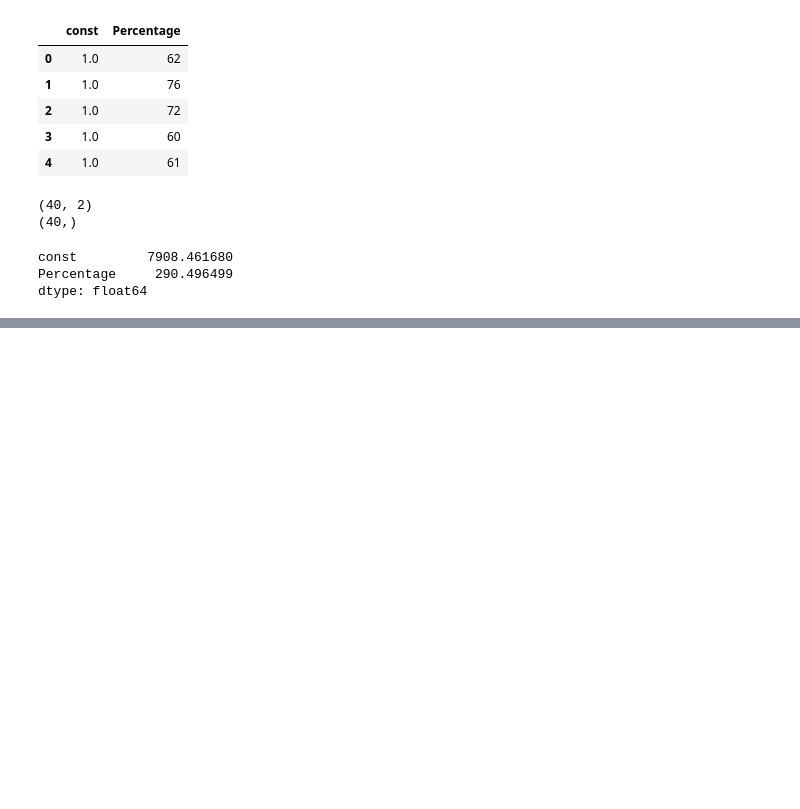
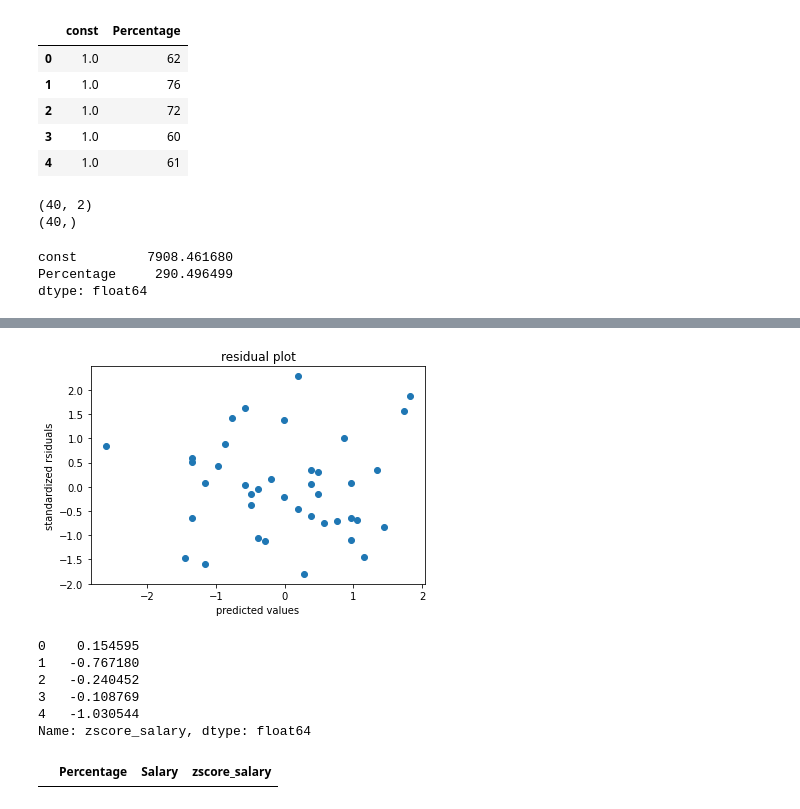
Before and after one commit to raviakasapu/MachineLearning, a Jupyter notebook: ML_Simple_Linear_Regression.ipynb, the cells around one changed output, grey strips where cells are left out. Drawn from its saved outputs; the diff is of its cells as text; code cells hidden in the pictures; blank space fills up the shorter version.

```diff
--- a/ML_Simple_Linear_Regression.ipynb
+++ b/ML_Simple_Linear_Regression.ipynb
@@ -122,0 +171,15 @@ dtype: float64
+# %%
+def get_standardized_vals(vals):
+  return ((vals-vals.mean())/vals.std())
+# %%
+fit_vals = get_standardized_vals(salary_df_lm.fittedvalues)
+stad_vals = get_standardized_vals(salary_df_lm_residual)
+# %%
+plt.scatter(fit_vals, stad_vals)
+plt.title("residual plot")
+
+plt.xlabel("predicted values")
+plt.ylabel("standardized rsiduals")
+plt.show()
+# %% [output]
+[figure, added]
@@ -122,0 +188,13 @@ dtype: float64
+# %%
+salary_df['zscore_salary'].head(5)
+# %% [output]
+0    0.154595
+1   -0.767180
+2   -0.240452
+3   -0.108769
+4   -1.030544
+Name: zscore_salary, dtype: float64
+# %%
+salary_df[(salary_df['zscore_salary']>3) | (salary_df['zscore_salary'] <-3)]
+# %% [output]
+|  | Percentage | Salary | zscore_salary |
```
Also changed, not shown: parts of 22 cells of this notebook.
